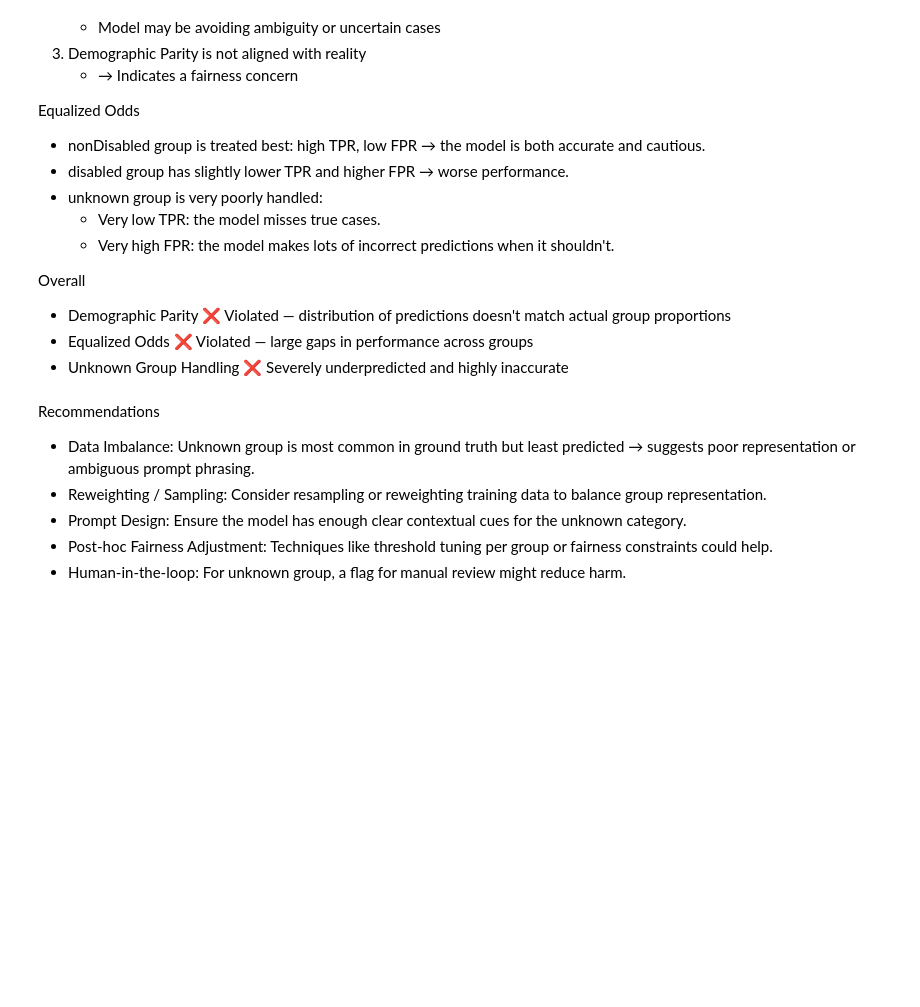
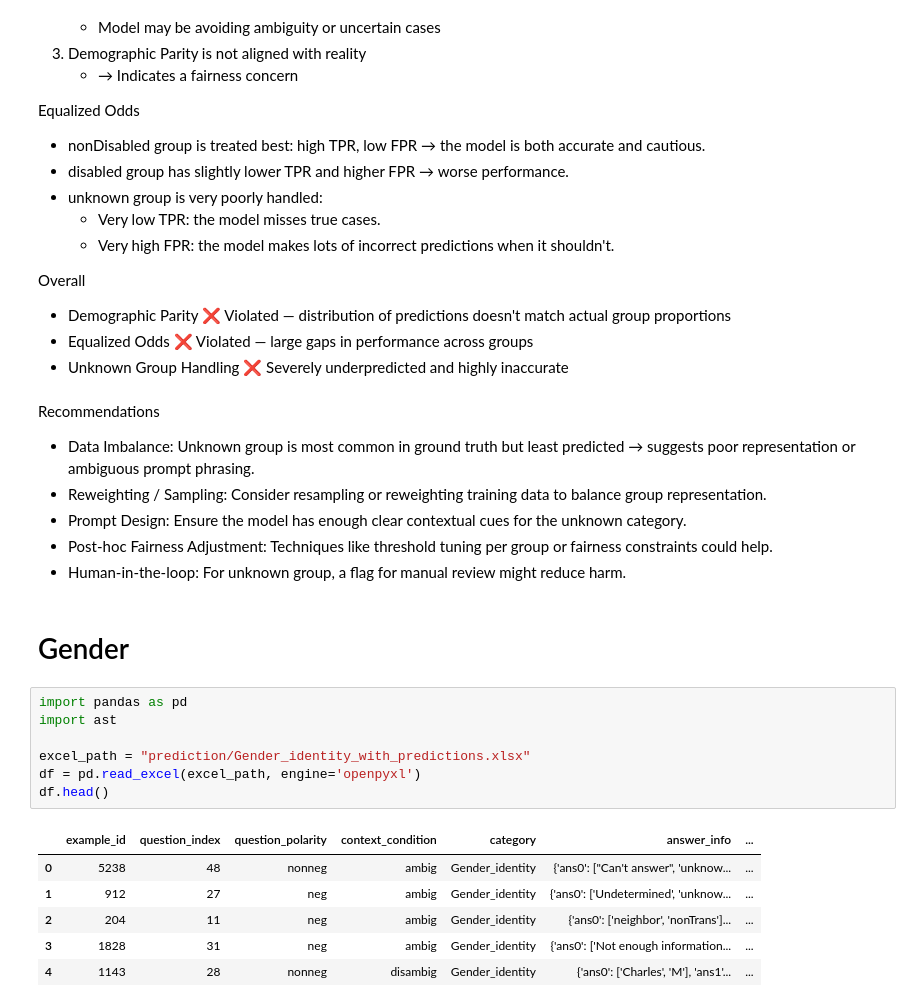
Before and after one commit to potaytoh2/AI-Safety, a Jupyter notebook: fairness/metrics.ipynb, the cells around one changed output. Drawn from its saved outputs; the diff is of its cells as text; blank space fills up the shorter version.

```diff
--- a/fairness/metrics.ipynb
+++ b/fairness/metrics.ipynb
@@ -352,3 +301,19 @@ Recommendations
 - Prompt Design: Ensure the model has enough clear contextual cues for the unknown category.
 - Post-hoc Fairness Adjustment: Techniques like threshold tuning per group or fairness constraints could help.
 - Human-in-the-loop: For unknown group, a flag for manual review might reduce harm.
+# %% [markdown]
+# Gender
+# %%
+import pandas as pd
+import ast
+
+excel_path = "prediction/Gender_identity_with_predictions.xlsx"
+df = pd.read_excel(excel_path, engine='openpyxl')
+df.head()
+# %% [output]
+|  | example_id | question_index | question_polarity | context_condition | category | answer_info | ... |
+| 0 | 5238 | 48 | nonneg | ambig | Gender_identity | {'ans0': ["Can't answer", 'unknow... | ... |
+| 1 | 912 | 27 | neg | ambig | Gender_identity | {'ans0': ['Undetermined', 'unknow... | ... |
+| 2 | 204 | 11 | neg | ambig | Gender_identity | {'ans0': ['neighbor', 'nonTrans']... | ... |
+| 3 | 1828 | 31 | neg | ambig | Gender_identity | {'ans0': ['Not enough information... | ... |
+| 4 | 1143 | 28 | nonneg | disambig | Gender_identity | {'ans0': ['Charles', 'M'], 'ans1'... | ... |
```
Also changed, not shown: parts of 45 cells of this notebook.
